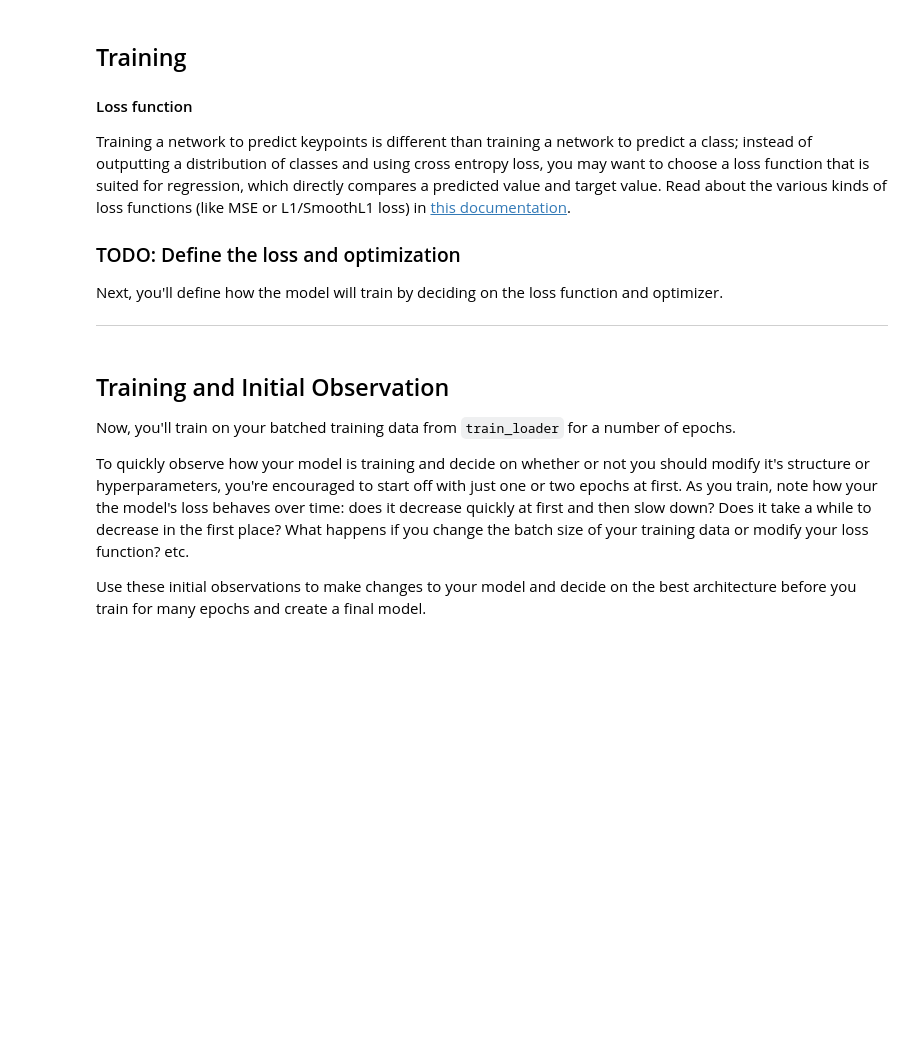
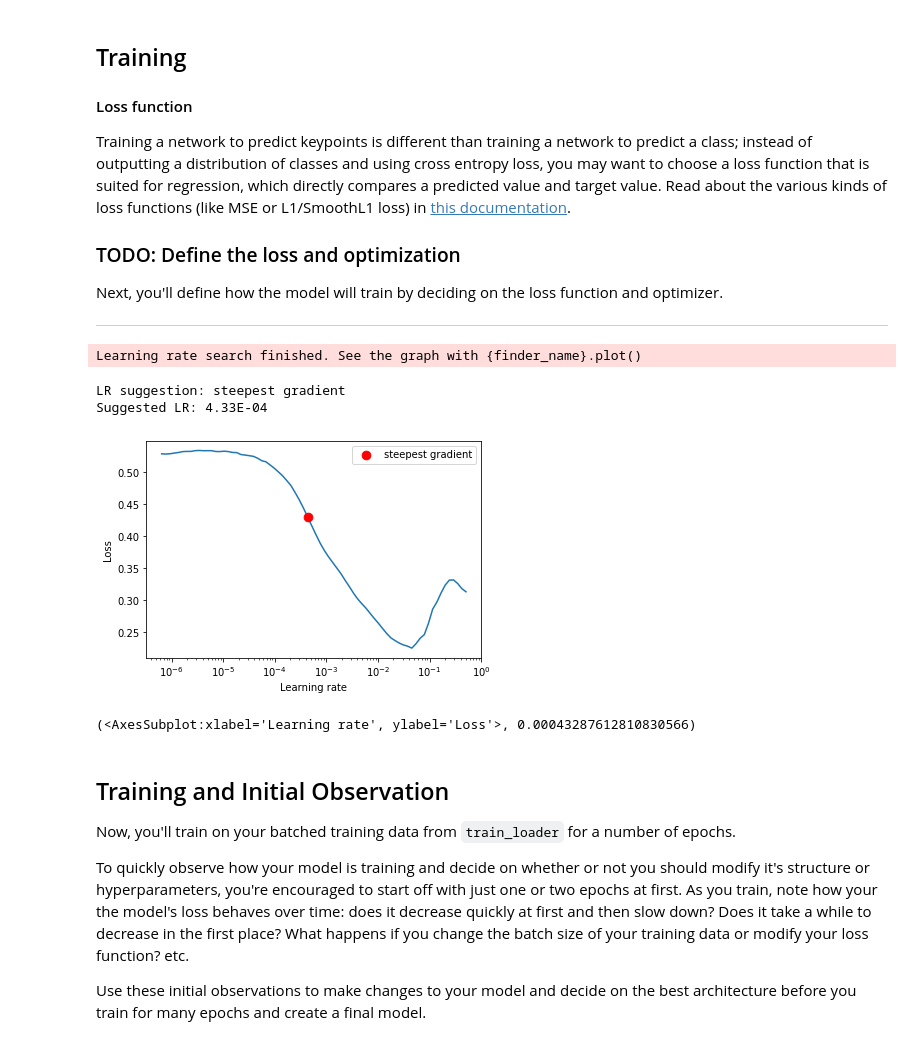
Before and after one commit to wronaq/FacialKeypointDetection, a Jupyter notebook: 2. Define the Network Architecture.ipynb, the cells around one changed output. Cells and saved outputs as stored; diff of their text form; code cells hidden in the pictures; blank space fills up the shorter version.

```diff
--- a/2. Define the Network Architecture.ipynb
+++ b/2. Define the Network Architecture.ipynb
@@ -117,8 +114,8 @@ import torch.nn.functional as F
 
 ## TODO: Once you've define the network, you can instantiate it
 # one example conv layer has been provided for you
-from models import Net
+from models import Resnet18_gray
 
-net = Net()
+net = Resnet18_gray()
 print(net)
 # %% [output]
@@ -366,4 +379,26 @@ import torch.optim as optim
 
 criterion = nn.SmoothL1Loss()
 
-optimizer = optim.Adam(net.parameters(), lr=0.001, amsgrad=True)
+optimizer = optim.Adam(net.parameters(), lr=1e-7, weight_decay=1e-2)
+# %%
+from utils import LRFinder, TrainDataLoaderIter
+
+class TrainIter(TrainDataLoaderIter):
+    def inputs_labels_from_batch(self, batch_data):
+        return batch_data['image'].type(torch.FloatTensor), \
+               batch_data['keypoints'].view(batch_data['keypoints'].size(0), -1).type(torch.FloatTensor)
+
+train_data_iter = TrainIter(train_loader)
+
+device = 'cuda' if torch.cuda.is_available() else 'cpu'
+lr_finder = LRFinder(net, optimizer, criterion, device=device)
+lr_finder.range_test(train_data_iter, end_lr=10, num_iter=100)
+# %% [output]
+Learning rate search finished. See the graph with {finder_name}.plot()
+# %%
+lr_finder.plot()
+# %% [output]
+LR suggestion: steepest gradient
+Suggested LR: 4.33E-04
+[figure, added]
+(<AxesSubplot:xlabel='Learning rate', ylabel='Loss'>, 0.00043287612810830566)
```
Also changed, not shown: parts of 18 cells of this notebook, 3 other files.
